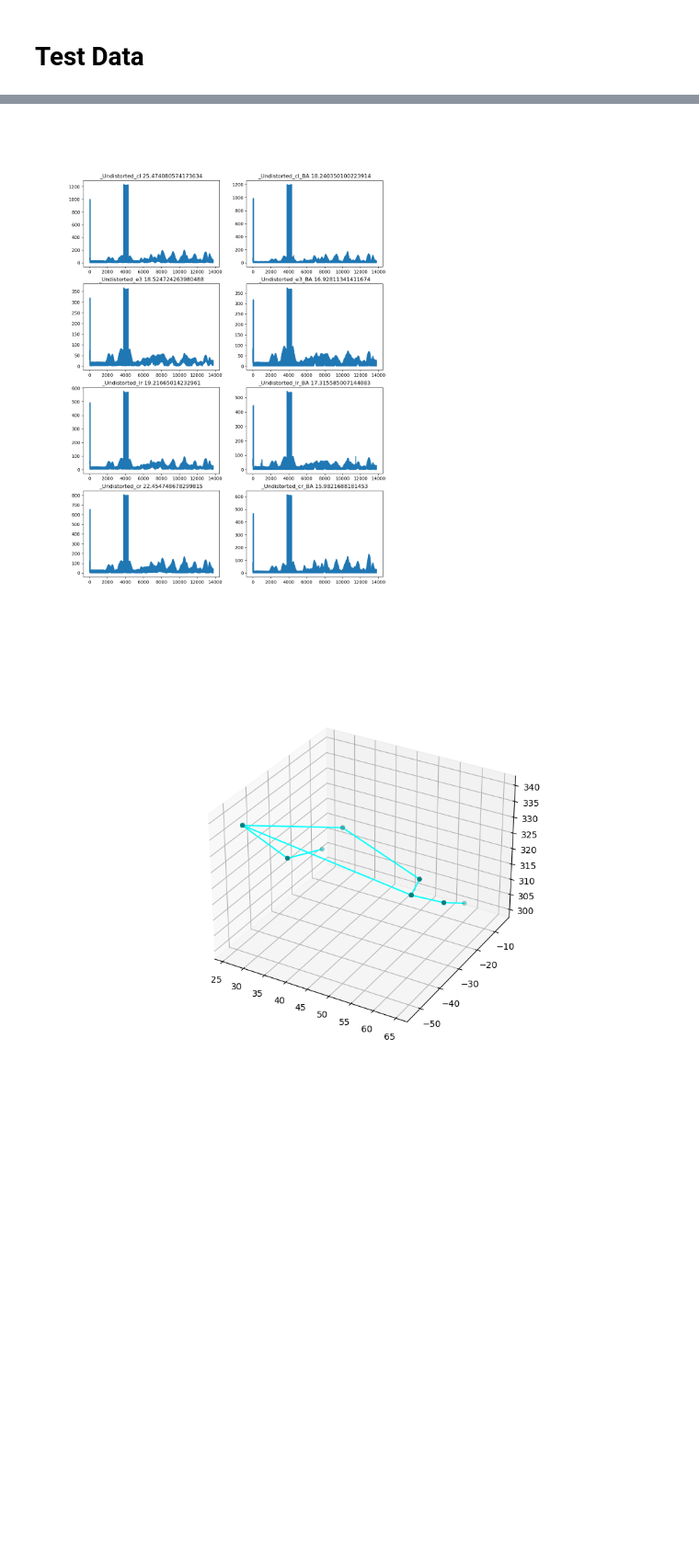
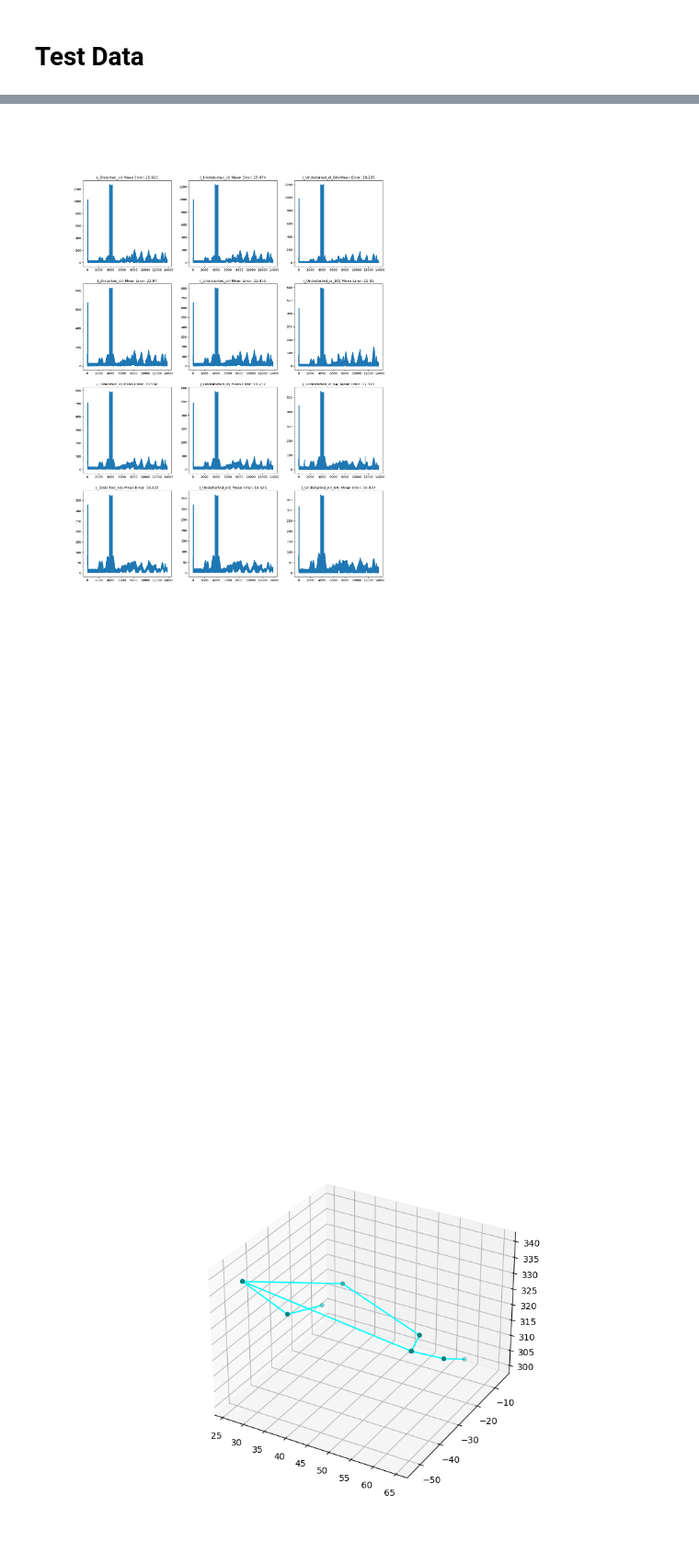
Before and after one commit to mosesananta/TA, a Jupyter notebook: hi.ipynb, the cells around one changed output, grey strips where cells are left out. Shown at 92% size. Saved outputs shown, nothing was run; the diff lists cells and outputs as text; code cells hidden in the pictures; blank space fills up the shorter version.

```diff
--- a/hi.ipynb
+++ b/hi.ipynb
@@ -920,16 +942,19 @@ def plot_3d(outdata,outfile):
 # %%
-file = 'outputPickle_DefaultPose_1_with_offset'
+file = 'outputPickle_DefaultPose_0_with_offset'
 infile = './inputPickle/k4/' + file
 outfile = './output/k4/3D'+ file
 
-##outdata = triangulate_pickle(infile,outfile+"_cl",undistort=False,main_stereo_camera = 'cl',with_BA=False,dump_pickle = True)
+outdatau1 , lossu1 , _ = triangulate_pickle(infile,outfile+"_cl",undistort=False,main_stereo_camera = 'cl',with_BA=False,dump_pickle = False)
+outdatau2 , lossu2 , _ = triangulate_pickle(infile,outfile+"_cr",undistort=False,main_stereo_camera = 'cr',with_BA=False,dump_pickle = False)
+outdatau3 , lossu3 , _ = triangulate_pickle(infile,outfile+"_lr",undistort=False,main_stereo_camera = 'lr',with_BA=False,dump_pickle = False)
+outdatau4 , lossu4 , _ = triangulate_pickle(infile,outfile+"_e3",undistort=False,main_stereo_camera = 'e3',with_BA=False,dump_pickle = False)
 
 outdata2 , loss2 , _ = triangulate_pickle(infile,outfile+"_Undistorted_cl",undistort=True,main_stereo_camera = 'cl',with_BA=False,dump_pickle = False)
-outdata3 , loss3 , _ = triangulate_pickle(infile,outfile+"_Undistorted_e3",undistort=True,main_stereo_camera = 'e3',with_BA=False,dump_pickle = False)
+outdata3 , loss3 , _ = triangulate_pickle(infile,outfile+"_Undistorted_cr",undistort=True,main_stereo_camera = 'cr',with_BA=False,dump_pickle = False)
 outdata4 , loss4 , _ = triangulate_pickle(infile,outfile+"_Undistorted_lr",undistort=True,main_stereo_camera = 'lr',with_BA=False,dump_pickle = False)
-outdata5 , loss5 , _ = triangulate_pickle(infile,outfile+"_Undistorted_cr",undistort=True,main_stereo_camera = 'cr',with_BA=False,dump_pickle = False)
+outdata5 , loss5 , _ = triangulate_pickle(infile,outfile+"_Undistorted_e3",undistort=True,main_stereo_camera = 'e3',with_BA=False,dump_pickle = False)
 
-# outdata6 , _ , loss6 = triangulate_pickle(infile,outfile+"_Undistorted_BA_cl",undistort=True,main_stereo_camera = 'cl',with_BA=True,dump_pickle = False)
-# outdata7 , _ , loss7 = triangulate_pickle(infile,outfile+"_Undistorted_BA_e3",undistort=True,main_stereo_camera = 'e3',with_BA=True,dump_pickle = False)
-# outdata8 , _ , loss8 = triangulate_pickle(infile,outfile+"_Undistorted_BA_lr",undistort=True,main_stereo_camera = 'lr',with_BA=True,dump_pickle = False)
-# outdata9 , _ , loss9 = triangulate_pickle(infile,outfile+"_Undistorted_BA_cr",undistort=True,main_stereo_camera = 'cr',with_BA=True,dump_pickle = False)
+outdata6 , _ , loss6 = triangulate_pickle(infile,outfile+"_Undistorted_BA_cl",undistort=True,main_stereo_camera = 'cl',with_BA=True,dump_pickle = False)
+outdata7 , _ , loss7 = triangulate_pickle(infile,outfile+"_Undistorted_BA_cr",undistort=True,main_stereo_camera = 'cr',with_BA=True,dump_pickle = False)
+outdata8 , _ , loss8 = triangulate_pickle(infile,outfile+"_Undistorted_BA_lr",undistort=True,main_stereo_camera = 'lr',with_BA=True,dump_pickle = False)
+outdata9 , _ , loss9 = triangulate_pickle(infile,outfile+"_Undistorted_BA_e3",undistort=True,main_stereo_camera = 'e3',with_BA=True,dump_pickle = False)
@@ -940,35 +970,50 @@ loss2.shape
 # %%
 plt.clf()
-fig, ax = plt.subplots(figsize=(12, 16),nrows=4, ncols=2)
+fig, ax = plt.subplots(figsize=(18, 24),nrows=4, ncols=3)
 #fig.tight_layout(pad=5.0)
-ax[0,0].plot(np.arange(len(loss2)), loss2)
-ax[1,0].plot(np.arange(len(loss3)),loss3)
-ax[2,0].plot(np.arange(len(loss4)),loss4)
-ax[3,0].plot(np.arange(len(loss5)),loss5)
+ax[0,0].plot(np.arange(len(lossu1)),lossu1)
+ax[1,0].plot(np.arange(len(lossu2)),lossu2)
+ax[2,0].plot(np.arange(len(lossu3)),lossu3)
+ax[3,0].plot(np.arange(len(lossu4)),lossu4)
 
-ax[0,1].plot(np.arange(len(loss6)),loss6)
-ax[1,1].plot(np.arange(len(loss7)),loss7)
-ax[2,1].plot(np.arange(len(loss8)),loss8)
-ax[3,1].plot(np.arange(len(loss9)),loss9)
+ax[0,1].plot(np.arange(len(loss2)), loss2)
+ax[1,1].plot(np.arange(len(loss3)),loss3)
+ax[2,1].plot(np.arange(len(loss4)),loss4)
+ax[3,1].plot(np.arange(len(loss5)),loss5)
 
-ax[0,0].set_title('_Undistorted_cl ' + str(np.mean(loss2)))
-ax[1,0].set_title('_Undistorted_e3 '+ str(np.mean(loss3)))
-ax[2,0].set_title('_Undistorted_lr '+ str(np.mean(loss4)))
-ax[3,0].set_title('_Undistorted_cr '+ str(np.mean(loss5)))
+ax[0,2].plot(np.arange(len(loss6)),loss6)
+ax[1,2].plot(np.arange(len(loss7)),loss7)
+ax[2,2].plot(np.arange(len(loss8)),loss8)
+ax[3,2].plot(np.arange(len(loss9)),loss9)
 
-ax[0,1].set_title('_Undistorted_cl_BA '+ str(np.mean(loss6)))
-ax[1,1].set_title('_Undistorted_e3_BA '+ str(np.mean(loss7)))
-ax[2,1].set_title('_Undistorted_lr_BA '+ str(np.mean(loss8)))
-ax[3,1].set_title('_Undistorted_cr_BA '+ str(np.mean(loss9)))
+ax[0,0].set_title('(_Distorted_cl) Mean Error: ' + str(round(np.mean(lossu1),3)))
+ax[1,0].set_title('(_Distorted_cr) Mean Error: '+ str(round(np.mean(lossu2),3)))
+ax[2,0].set_title('(_Distorted_lr) Mean Error: '+ str(round(np.mean(lossu3),3)))
+ax[3,0].set_title('(_Distorted_e3) Mean Error: '+ str(round(np.mean(lossu4),3)))
 
+ax[0,1].set_title('(_Undistorted_cl) Mean Error: ' + str(round(np.mean(loss2),3)))
+ax[1,1].set_title('(_Undistorted_cr) Mean Error: '+ str(round(np.mean(loss3),3)))
+ax[2,1].set_title('(_Undistorted_lr) Mean Error: '+ str(round(np.mean(loss4),3)))
+ax[3,1].set_title('(_Undistorted_e3) Mean Error: '+ str(round(np.mean(loss5),3)))
+
+ax[0,2].set_title('(_Undistorted_cl_BA) Mean Error: '+ str(round(np.mean(loss6),3)))
+ax[1,2].set_title('(_Undistorted_cr_BA) Mean Error: '+ str(round(np.mean(loss7),3)))
+ax[2,2].set_title('(_Undistorted_lr_BA) Mean Error: '+ str(round(np.mean(loss8),3)))
+ax[3,2].set_title('(_Undistorted_e3_BA) Mean Error: '+ str(round(np.mean(loss9),3)))
+
+print('Mean Error _Distorted_cl :', np.mean(lossu1))
+print('Mean Error _Distorted_cr :', np.mean(lossu2))
+print('Mean Error _Distorted_lr :', np.mean(lossu3))
+print('Mean Error _Distorted_e3 :', np.mean(lossu4))
 print('Mean Error _Undistorted_cl :', np.mean(loss2))
-print('Mean Error _Undistorted_e3 :', np.mean(loss3))
+print('Mean Error _Undistorted_cr :', np.mean(loss3))
 print('Mean Error _Undistorted_lr :', np.mean(loss4))
-print('Mean Error _Undistorted_cr :', np.mean(loss5))
+print('Mean Error _Undistorted_e3 :', np.mean(loss5))
 print('Mean Error _Undistorted_cl_BA :', np.mean(loss6))
-print('Mean Error _Undistorted_e3_BA :', np.mean(loss7))
+print('Mean Error _Undistorted_cr_BA :', np.mean(loss7))
 print('Mean Error _Undistorted_lr_BA :', np.mean(loss8))
-print('Mean Error _Undistorted_cr_BA :', np.mean(loss9))
+print('Mean Error _Undistorted_e3_BA :', np.mean(loss9))
 
 plt.show()
+fig.savefig('./output/k4/'+file+'_loss_fig.png')
 # %% [output]
@@ -983,4 +1032,5 @@ Mean Error _Undistorted_cr_BA : 15.9821688181453
-[figure, old version]
+[figure, new version]
+[figure, added]
 # %%
 ## Without BA
 
```
Also changed, not shown: parts of 14 cells of this notebook, 44 other files.
